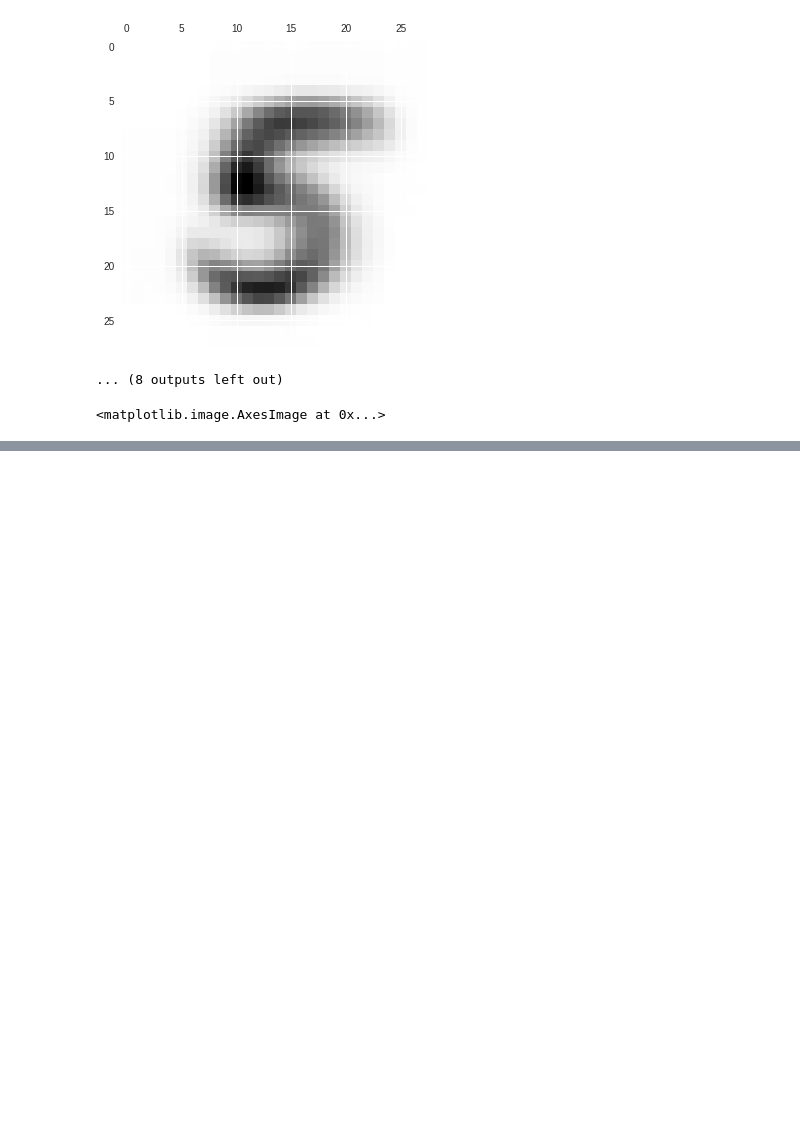
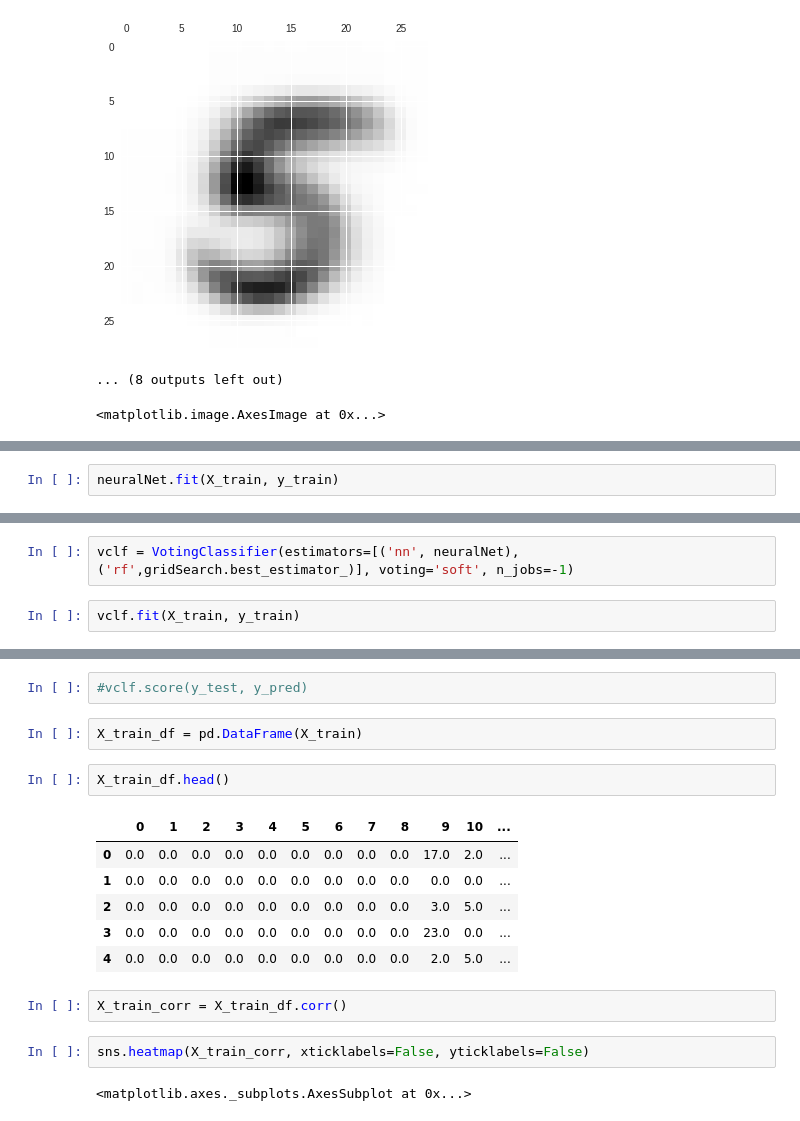
Before and after one commit to Jodahr/MNIST, a Jupyter notebook: MNIST.ipynb, the cells around one changed output, grey strips where cells are left out. Cells and saved outputs as stored; diff of their text form; blank space fills up the shorter version.

```diff
--- a/MNIST.ipynb
+++ b/MNIST.ipynb
@@ -170,0 +222,2 @@ for i in range(0,10):
+# %%
+neuralNet.fit(X_train, y_train)
@@ -170,0 +251,4 @@ for i in range(0,10):
+# %%
+vclf = VotingClassifier(estimators=[('nn', neuralNet), ('rf',gridSearch.best_estimator_)], voting='soft', n_jobs=-1)
+# %%
+vclf.fit(X_train, y_train)
@@ -170,0 +279,19 @@ for i in range(0,10):
+# %%
+#vclf.score(y_test, y_pred)
+# %%
+X_train_df = pd.DataFrame(X_train)
+# %%
+X_train_df.head()
+# %% [output]
+|  | 0 | 1 | 2 | 3 | 4 | 5 | 6 | 7 | 8 | 9 | 10 | ... |
+| 0 | 0.0 | 0.0 | 0.0 | 0.0 | 0.0 | 0.0 | 0.0 | 0.0 | 0.0 | 17.0 | 2.0 | ... |
+| 1 | 0.0 | 0.0 | 0.0 | 0.0 | 0.0 | 0.0 | 0.0 | 0.0 | 0.0 | 0.0 | 0.0 | ... |
+| 2 | 0.0 | 0.0 | 0.0 | 0.0 | 0.0 | 0.0 | 0.0 | 0.0 | 0.0 | 3.0 | 5.0 | ... |
+| 3 | 0.0 | 0.0 | 0.0 | 0.0 | 0.0 | 0.0 | 0.0 | 0.0 | 0.0 | 23.0 | 0.0 | ... |
+| 4 | 0.0 | 0.0 | 0.0 | 0.0 | 0.0 | 0.0 | 0.0 | 0.0 | 0.0 | 2.0 | 5.0 | ... |
+# %%
+X_train_corr = X_train_df.corr()
+# %%
+sns.heatmap(X_train_corr, xticklabels=False, yticklabels=False)
+# %% [output]
+<matplotlib.axes._subplots.AxesSubplot at 0x...>
```
Also changed, not shown: parts of 21 cells of this notebook.
